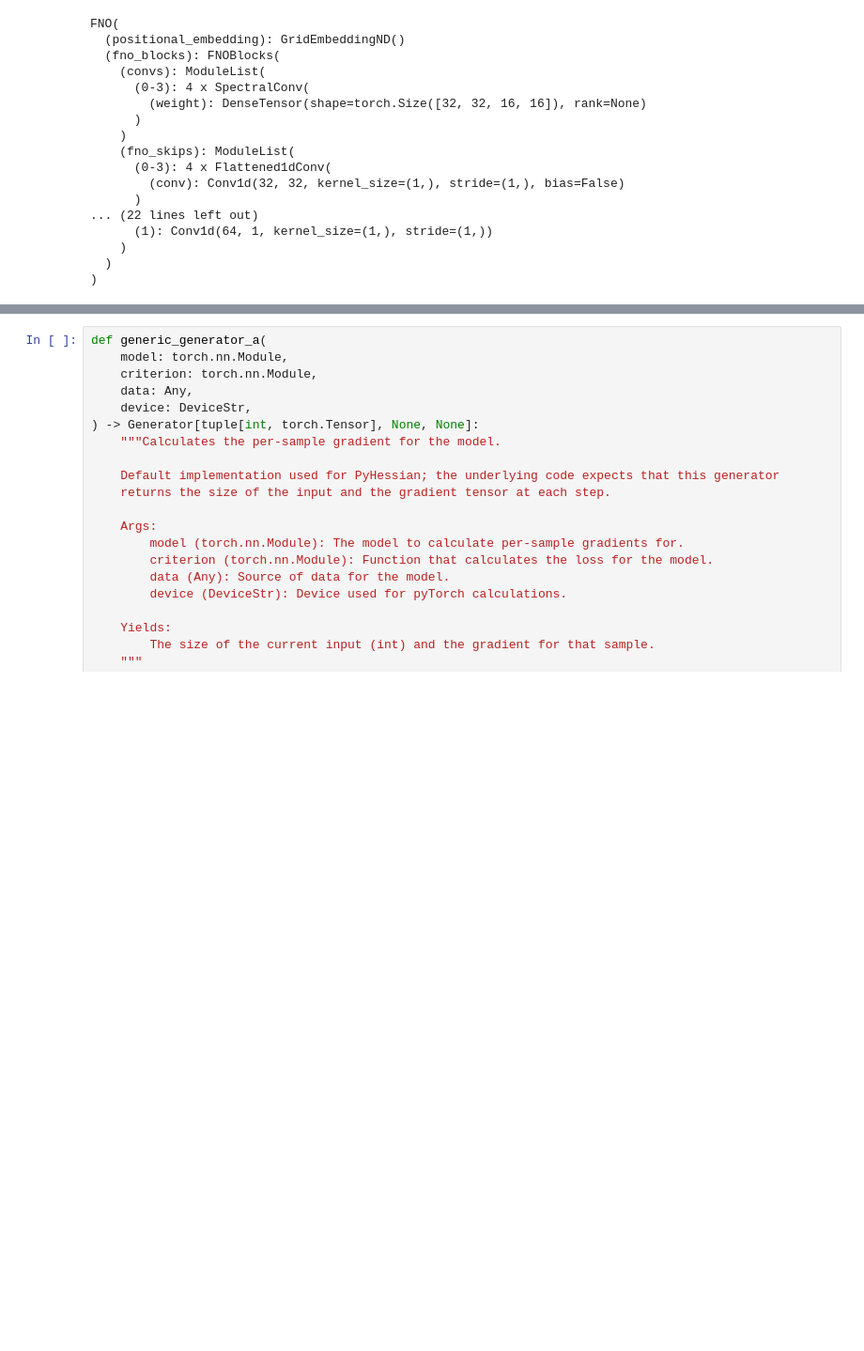
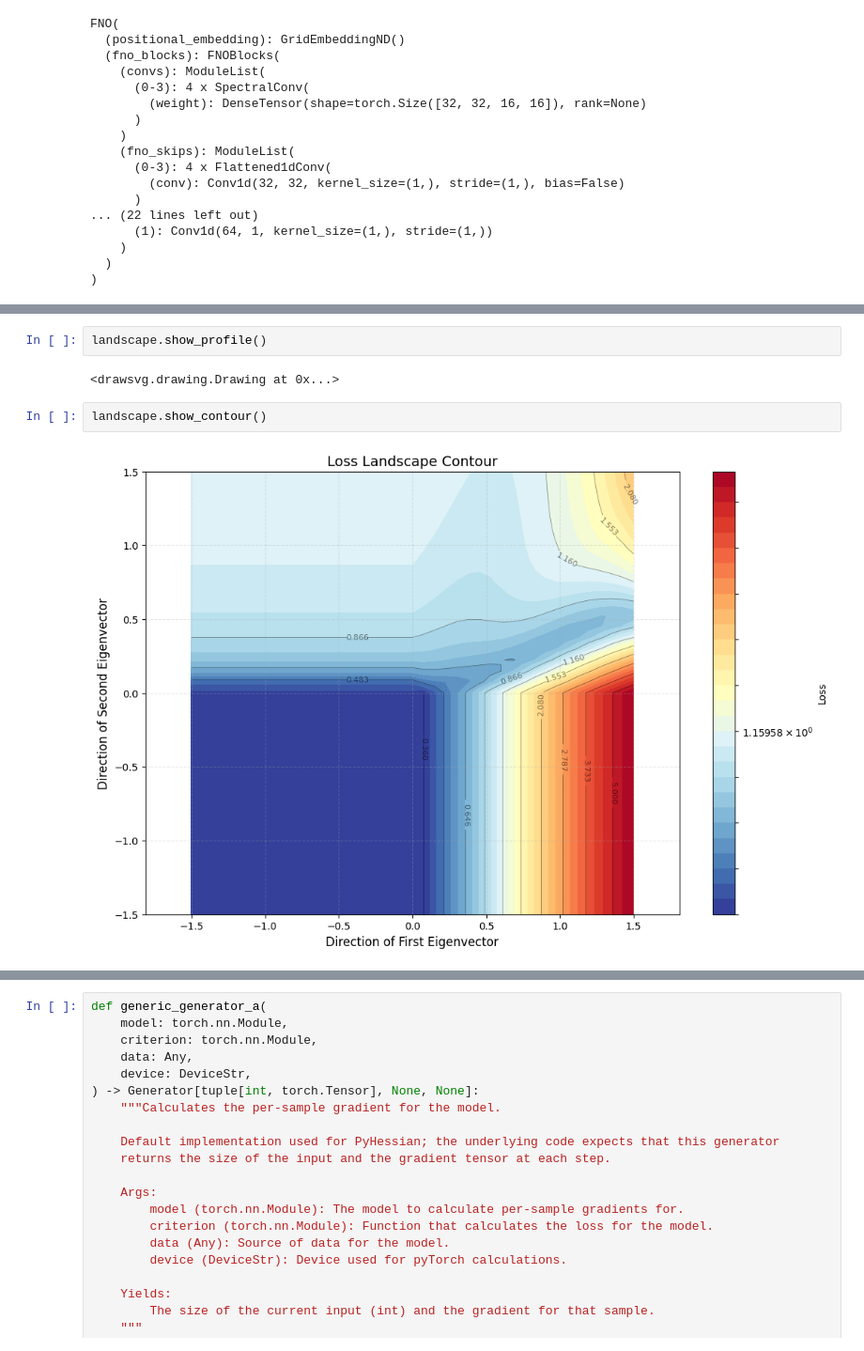
Before and after one commit to msakarvadia/operator_aliasing, a Jupyter notebook: notebooks/loss_landscape_analysis.ipynb, the cells around one changed output, grey strips where cells are left out. Shown at 94% size. Saved outputs shown, nothing was run; the diff lists cells and outputs as text; blank space fills up the shorter version.

```diff
--- a/notebooks/loss_landscape_analysis.ipynb
+++ b/notebooks/loss_landscape_analysis.ipynb
@@ -286,0 +341,8 @@ tensor(0.3536, device='cuda:0')
+# %%
+landscape.show_profile()
+# %% [output]
+<drawsvg.drawing.Drawing at 0x...>
+# %%
+landscape.show_contour()
+# %% [output]
+[figure, added]
```
Also changed, not shown: parts of 15 cells of this notebook.
